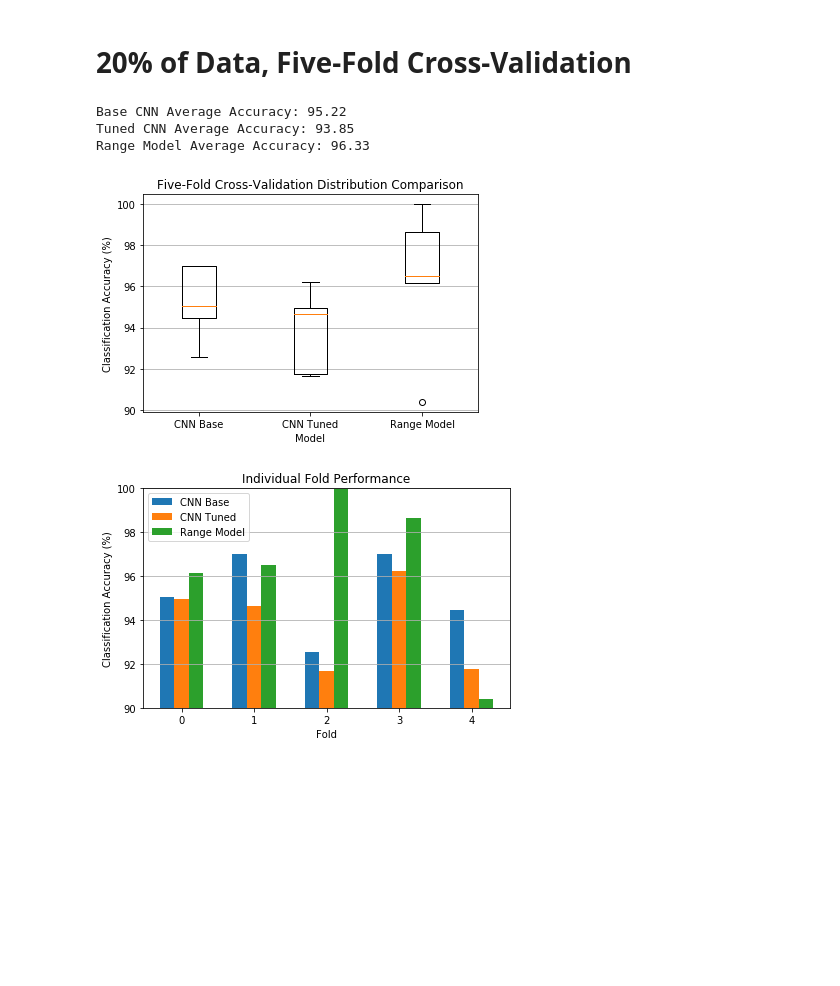
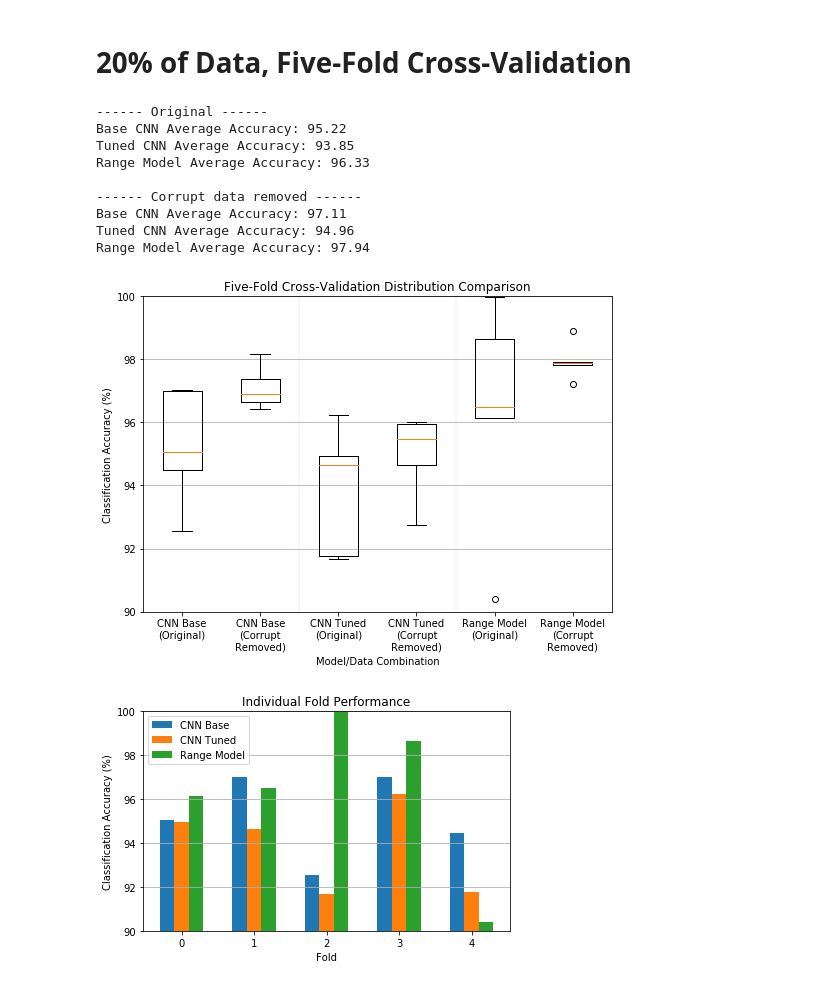
Before and after one commit to Andrew-Mackay/Adapting-the-WaveNet-Deep-Learning-Model-for-RADAR-Classification, a Jupyter notebook: notebooks/17_final_evaluation_comparison.ipynb, the cells around one changed output. Drawn from its saved outputs; the diff is of its cells as text; code cells hidden in the pictures; blank space fills up the shorter version.

Commit message:
updated yscale of graphs, removed old colab comments and created new graphs based on the re-evaluation with no corrupt data

```diff
--- a/notebooks/17_final_evaluation_comparison.ipynb
+++ b/notebooks/17_final_evaluation_comparison.ipynb
@@ -21,3 +23,5 @@ if not os.path.exists(RESULTS_PATH):
 import numpy as np
 import matplotlib.pyplot as plt
 import pickle
+# %%
+SAVE_GRAPHS = False
@@ -101,34 +170,63 @@ plot_confusion_matrix(range_c["confusion_matrix"], target_names, title="Range Mo
 # 20% of Data, Five-Fold Cross-Validation
 # %%
 round_to = 2
+print("------ Original ------")
 print("Base CNN Average Accuracy:", round(cnn_base_20["average_accuracy"]*100, round_to))
 print("Tuned CNN Average Accuracy:", round(cnn_20["average_accuracy"]*100, round_to))
 print("Range Model Average Accuracy:", round(range_20["average_accuracy"]*100, round_to))
+print("\n------ Corrupt data removed ------")
+print("Base CNN Average Accuracy:", round(cnn_base_20_2["average_accuracy"]*100, round_to))
+print("Tuned CNN Average Accuracy:", round(cnn_20_2["average_accuracy"]*100, round_to))
+print("Range Model Average Accuracy:", round(range_20_2["average_accuracy"]*100, round_to))
 # %% [output]
+------ Original ------
 Base CNN Average Accuracy: 95.22
 Tuned CNN Average Accuracy: 93.85
 Range Model Average Accuracy: 96.33
+
+------ Corrupt data removed ------
+Base CNN Average Accuracy: 97.11
+Tuned CNN Average Accuracy: 94.96
+Range Model Average Accuracy: 97.94
 # %%
 acc_cnn = []
 acc_cnn_base = []
 acc_range = []
+acc_cnn_2 = []
+acc_cnn_base_2 = []
+acc_range_2 = []
 
 for fold in range(5):
     acc_cnn_base.append(cnn_base_20[str(fold)]["accuracy"]*100)
     acc_cnn.append(cnn_20[str(fold)]["accuracy"]*100)
     acc_range.append(range_20[str(fold)]["accuracy"]*100)
+    acc_cnn_base_2.append(cnn_base_20_2[str(fold)]["accuracy"]*100)
+    acc_cnn_2.append(cnn_20_2[str(fold)]["accuracy"]*100)
+    acc_range_2.append(range_20_2[str(fold)]["accuracy"]*100)
 
-plt.boxplot([acc_cnn_base, acc_cnn, acc_range],
-            labels=["CNN Base", "CNN Tuned", "Range Model"],
+results = [acc_cnn_base, acc_cnn_base_2, acc_cnn, acc_cnn_2, acc_range, acc_range_2]
+labels = ["CNN Base\n(Original)",
+          "CNN Base\n(Corrupt\nRemoved)",
+          "CNN Tuned\n(Original)",
+          "CNN Tuned\n(Corrupt\nRemoved)",
+          "Range Model\n(Original)", "Range Model\n(Corrupt\nRemoved)"]
+
+plt.figure(figsize=(8.4, 5.8))
+plt.boxplot(results,
+            labels=labels,
             zorder=3)
 plt.title("Five-Fold Cross-Validation Distribution Comparison")
-plt.xlabel("Model")
+plt.xlabel("Model/Data Combination")
 plt.ylabel("Classification Accuracy (%)")
+plt.axvline(2.5, linewidth=0.1, color='r')
+plt.axvline(4.5, linewidth=0.1, color='r')
+plt.ylim(90,100)
+
 plt.grid(axis='y', zorder=0)
-if False:
-     plt.savefig(RESULTS_PATH + "boxplot_20.pdf", format='pdf')
+if SAVE_GRAPHS:
+     plt.savefig(RESULTS_PATH + "boxplot_20_all.pdf", format='pdf')
 # %% [output]
-[figure, old version]
+[figure, new version]
 # %%
 width = 0.2
 plt.bar(np.array(range(5))-width, acc_cnn_base, width, label="CNN Base")
```
Also changed, not shown: parts of 18 cells of this notebook, 55 other files.
